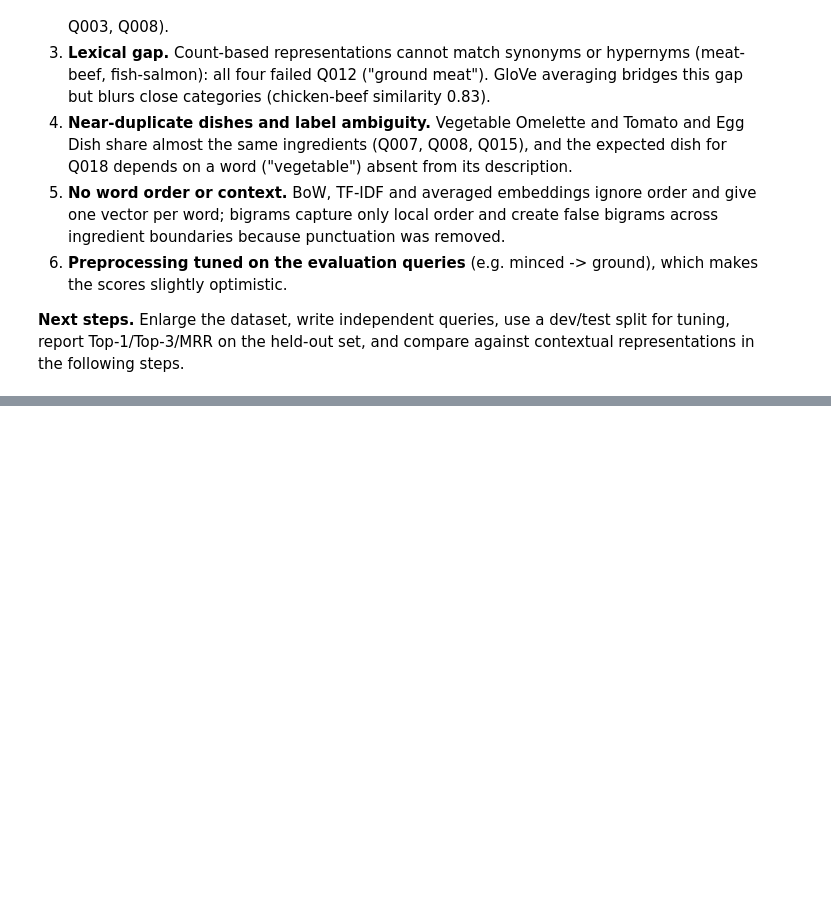
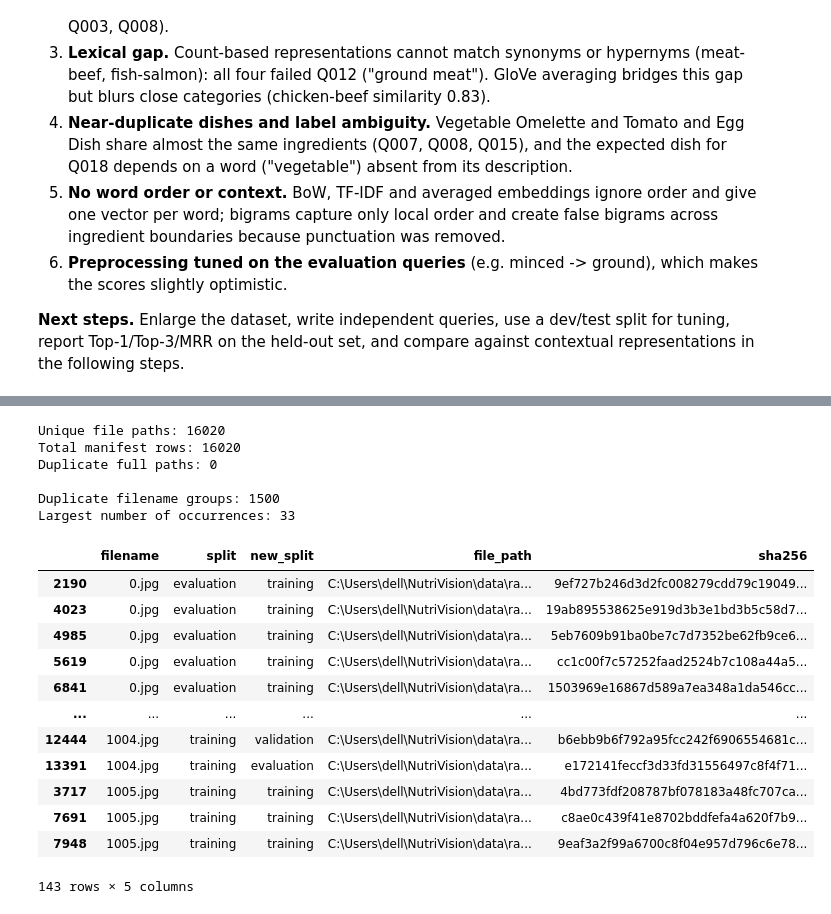
Before and after one commit to Mouhcine005/NutriVision, a Jupyter notebook: notebooks/06_classical_nlp.ipynb, the cells around one changed output, grey strips where cells are left out. Cells and saved outputs as stored; diff of their text form; code cells hidden in the pictures; blank space fills up the shorter version.

```diff
--- a/notebooks/06_classical_nlp.ipynb
+++ b/notebooks/06_classical_nlp.ipynb
@@ -1543,0 +1744,61 @@ compare against contextual representations in the following steps.
+# %%
+# --------------------------------------------------
+# Food-11 - Investigate duplicate filenames
+# --------------------------------------------------
+
+# 1. Check whether full paths are unique
+print("Unique file paths:", image_manifest["file_path"].nunique())
+print("Total manifest rows:", len(image_manifest))
+print(
+    "Duplicate full paths:",
+    image_manifest["file_path"].duplicated().sum()
+)
+
+# 2. Count filename groups that appear more than once
+filename_stats = (
+    image_manifest.groupby("filename")
+    .agg(
+        image_count=("filename", "size"),
+        unique_hashes=("sha256", "nunique"),
+        original_splits=("split", "nunique"),
+        new_splits=("new_split", "nunique")
+    )
+    .reset_index()
+)
+
+duplicate_groups = filename_stats[
+    filename_stats["image_count"] > 1
+]
+
+print("\nDuplicate filename groups:", len(duplicate_groups))
+print("Largest number of occurrences:", filename_stats["image_count"].max())
+
+# 3. Inspect examples
+display(
+    image_manifest[
+        image_manifest["filename"].isin(
+            duplicate_groups["filename"].head(10)
+        )
+    ][["filename", "split", "new_split", "file_path", "sha256"]]
+    .sort_values(["filename", "split"])
+)
+# %% [output]
+Unique file paths: 16020
+Total manifest rows: 16020
+Duplicate full paths: 0
+
+Duplicate filename groups: 1500
+Largest number of occurrences: 33
+|  | filename | split | new_split | file_path | sha256 |
+| 2190 | 0.jpg | evaluation | training | C:\Users\dell\NutriVision\data\ra... | 9ef727b246d3d2fc008279cdd79c19049... |
+| 4023 | 0.jpg | evaluation | training | C:\Users\dell\NutriVision\data\ra... | 19ab895538625e919d3b3e1bd3b5c58d7... |
+| 4985 | 0.jpg | evaluation | training | C:\Users\dell\NutriVision\data\ra... | 5eb7609b91ba0be7c7d7352be62fb9ce6... |
+| 5619 | 0.jpg | evaluation | training | C:\Users\dell\NutriVision\data\ra... | cc1c00f7c57252faad2524b7c108a44a5... |
+| 6841 | 0.jpg | evaluation | training | C:\Users\dell\NutriVision\data\ra... | 1503969e16867d589a7ea348a1da546cc... |
+| ... | ... | ... | ... | ... | ... |
+| 12444 | 1004.jpg | training | validation | C:\Users\dell\NutriVision\data\ra... | b6ebb9b6f792a95fcc242f6906554681c... |
+| 13391 | 1004.jpg | training | evaluation | C:\Users\dell\NutriVision\data\ra... | e172141feccf3d33fd31556497c8f4f71... |
+| 3717 | 1005.jpg | training | training | C:\Users\dell\NutriVision\data\ra... | 4bd773fdf208787bf078183a48fc707ca... |
+| 7691 | 1005.jpg | training | training | C:\Users\dell\NutriVision\data\ra... | c8ae0c439f41e8702bddfefa4a620f7b9... |
+| 7948 | 1005.jpg | training | training | C:\Users\dell\NutriVision\data\ra... | 9eaf3a2f99a6700c8f04e957d796c6e78... |
+143 rows × 5 columns
```
Also changed, not shown: parts of 2 cells of this notebook.
